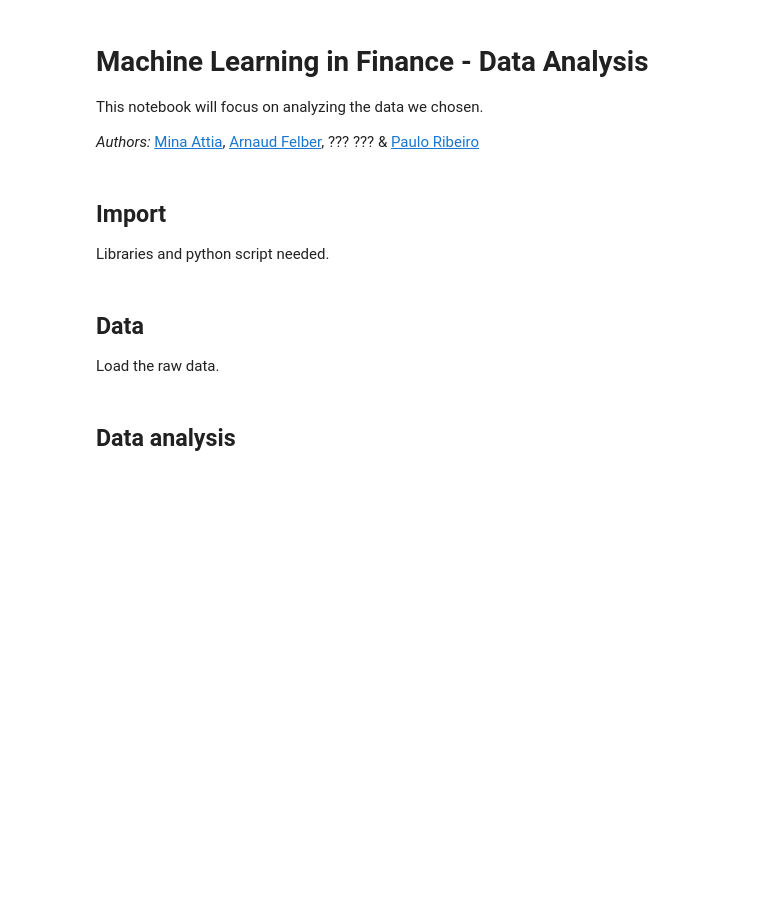
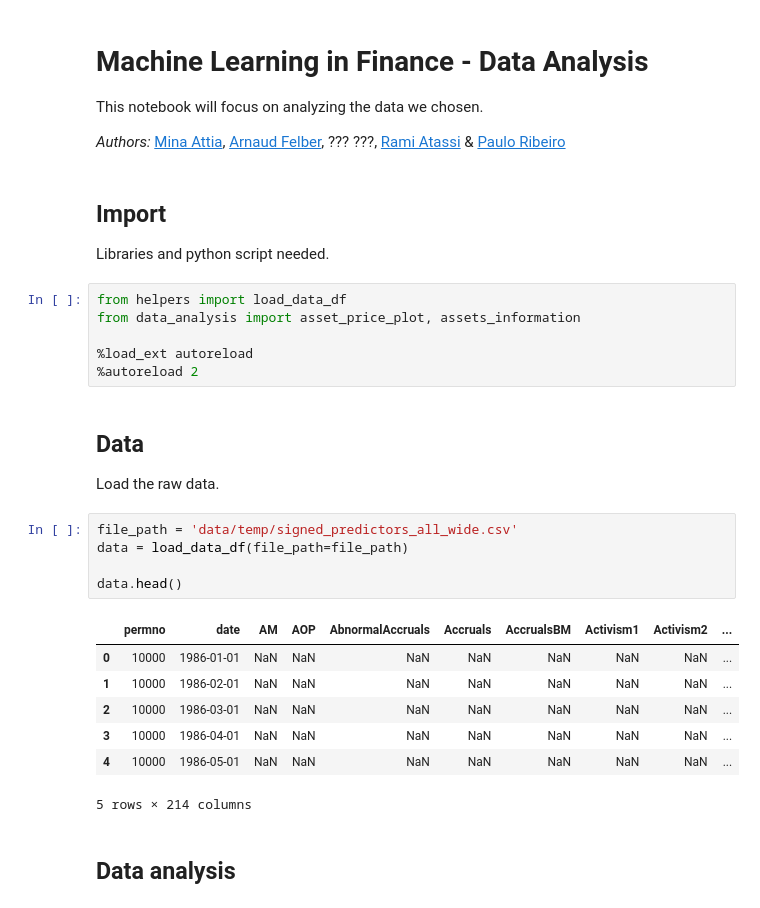
Before and after one commit to paulo-03/final_project_MLFin, a Jupyter notebook: data_analysis.ipynb, the cells around one changed output. Drawn from its saved outputs; the diff is of its cells as text; blank space fills up the shorter version.

```diff
--- a/data_analysis.ipynb
+++ b/data_analysis.ipynb
@@ -3,14 +3,33 @@
 
 This notebook will focus on analyzing the data we chosen.
 
-*Authors:* [Mina Attia](https://people.epfl.ch/mina.attia), [Arnaud Felber](https://people.epfl.ch/arnaud.felber), ??? ??? & [Paulo Ribeiro](https://people.epfl.ch/paulo.ribeirodecarvalho)
+*Authors:* [Mina Attia](https://people.epfl.ch/mina.attia), [Arnaud Felber](https://people.epfl.ch/arnaud.felber), ??? ???, [Rami Atassi](https://people.epfl.ch/rami.atassi) & [Paulo Ribeiro](https://people.epfl.ch/paulo.ribeirodecarvalho)
 # %% [markdown]
 ## Import
 
 Libraries and python script needed.
+# %%
+from helpers import load_data_df
+from data_analysis import asset_price_plot, assets_information
+
+%load_ext autoreload
+%autoreload 2
 # %% [markdown]
 ## Data
 
 Load the raw data.
+# %%
+file_path = 'data/temp/signed_predictors_all_wide.csv'
+data = load_data_df(file_path=file_path)
+
+data.head()
+# %% [output]
+|  | permno | date | AM | AOP | AbnormalAccruals | Accruals | AccrualsBM | Activism1 | Activism2 | ... |
+| 0 | 10000 | 1986-01-01 | NaN | NaN | NaN | NaN | NaN | NaN | NaN | ... |
+| 1 | 10000 | 1986-02-01 | NaN | NaN | NaN | NaN | NaN | NaN | NaN | ... |
+| 2 | 10000 | 1986-03-01 | NaN | NaN | NaN | NaN | NaN | NaN | NaN | ... |
+| 3 | 10000 | 1986-04-01 | NaN | NaN | NaN | NaN | NaN | NaN | NaN | ... |
+| 4 | 10000 | 1986-05-01 | NaN | NaN | NaN | NaN | NaN | NaN | NaN | ... |
+5 rows × 214 columns
 # %% [markdown]
 ## Data analysis
```
Also changed, not shown: parts of 3 cells of this notebook, 59 other files.
